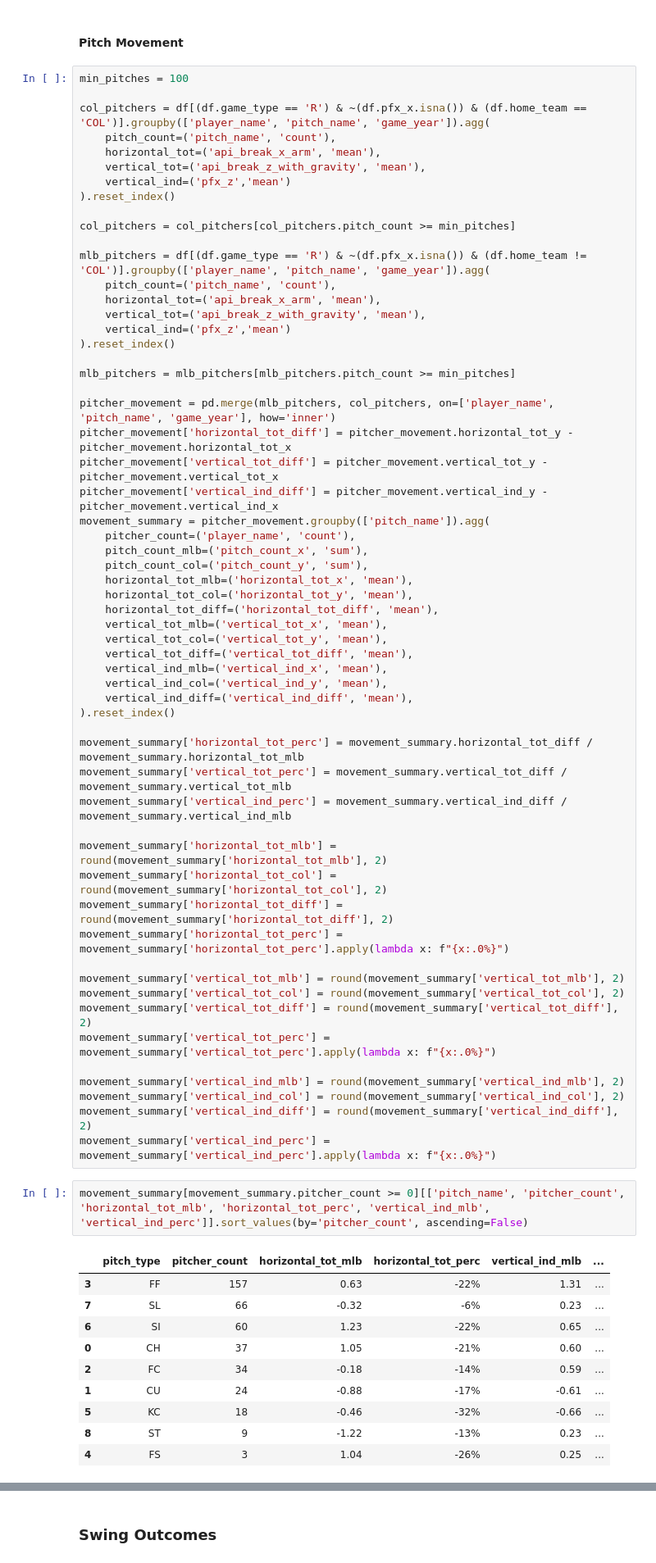
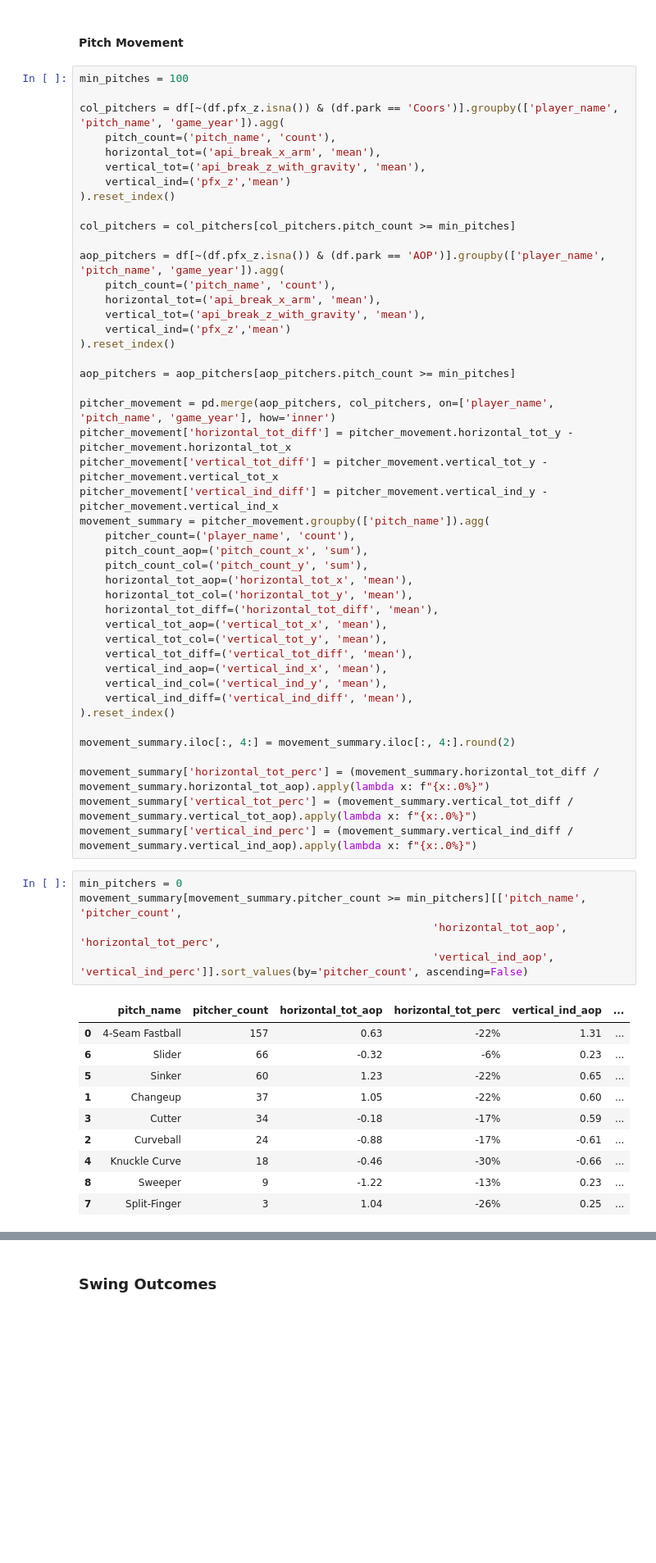
Before and after one commit to skparagas/Coors-Hangover-Effect, a Jupyter notebook: report.ipynb, the cells around one changed output, grey strips where cells are left out. Shown at 82% size. Cells and saved outputs as stored; diff of their text form; blank space fills up the shorter version.

```diff
--- a/report.ipynb
+++ b/report.ipynb
@@ -256,7 +104,7 @@ MLB players tend to outperform their estimated wOBA, but they do so more at Coor
 # %%
 min_pitches = 100
 
-col_pitchers = df[(df.game_type == 'R') & ~(df.pfx_x.isna()) & (df.home_team == 'COL')].groupby(['player_name', 'pitch_name', 'game_year']).agg(
+col_pitchers = df[~(df.pfx_z.isna()) & (df.park == 'Coors')].groupby(['player_name', 'pitch_name', 'game_year']).agg(
     pitch_count=('pitch_name', 'count'),
     horizontal_tot=('api_break_x_arm', 'mean'),
     vertical_tot=('api_break_z_with_gravity', 'mean'),
@@ -265,63 +113,53 @@ col_pitchers = df[(df.game_type == 'R') & ~(df.pfx_x.isna()) & (df.home_team ==
 
 col_pitchers = col_pitchers[col_pitchers.pitch_count >= min_pitches]
 
-mlb_pitchers = df[(df.game_type == 'R') & ~(df.pfx_x.isna()) & (df.home_team != 'COL')].groupby(['player_name', 'pitch_name', 'game_year']).agg(
+aop_pitchers = df[~(df.pfx_z.isna()) & (df.park == 'AOP')].groupby(['player_name', 'pitch_name', 'game_year']).agg(
     pitch_count=('pitch_name', 'count'),
     horizontal_tot=('api_break_x_arm', 'mean'),
     vertical_tot=('api_break_z_with_gravity', 'mean'),
     vertical_ind=('pfx_z','mean')
 ).reset_index()
 
-mlb_pitchers = mlb_pitchers[mlb_pitchers.pitch_count >= min_pitches]
+aop_pitchers = aop_pitchers[aop_pitchers.pitch_count >= min_pitches]
 
-pitcher_movement = pd.merge(mlb_pitchers, col_pitchers, on=['player_name', 'pitch_name', 'game_year'], how='inner')
+pitcher_movement = pd.merge(aop_pitchers, col_pitchers, on=['player_name', 'pitch_name', 'game_year'], how='inner')
 pitcher_movement['horizontal_tot_diff'] = pitcher_movement.horizontal_tot_y - pitcher_movement.horizontal_tot_x
 pitcher_movement['vertical_tot_diff'] = pitcher_movement.vertical_tot_y - pitcher_movement.vertical_tot_x
 pitcher_movement['vertical_ind_diff'] = pitcher_movement.vertical_ind_y - pitcher_movement.vertical_ind_x
 movement_summary = pitcher_movement.groupby(['pitch_name']).agg(
     pitcher_count=('player_name', 'count'),
-    pitch_count_mlb=('pitch_count_x', 'sum'),
+    pitch_count_aop=('pitch_count_x', 'sum'),
     pitch_count_col=('pitch_count_y', 'sum'),
-    horizontal_tot_mlb=('horizontal_tot_x', 'mean'),
+    horizontal_tot_aop=('horizontal_tot_x', 'mean'),
     horizontal_tot_col=('horizontal_tot_y', 'mean'),
     horizontal_tot_diff=('horizontal_tot_diff', 'mean'),
-    vertical_tot_mlb=('vertical_tot_x', 'mean'),
+    vertical_tot_aop=('vertical_tot_x', 'mean'),
     vertical_tot_col=('vertical_tot_y', 'mean'),
     vertical_tot_diff=('vertical_tot_diff', 'mean'),
-    vertical_ind_mlb=('vertical_ind_x', 'mean'),
+    vertical_ind_aop=('vertical_ind_x', 'mean'),
     vertical_ind_col=('vertical_ind_y', 'mean'),
     vertical_ind_diff=('vertical_ind_diff', 'mean'),
 ).reset_index()
 
-movement_summary['horizontal_tot_perc'] = movement_summary.horizontal_tot_diff / movement_summary.horizontal_tot_mlb
-movement_summary['vertical_tot_perc'] = movement_summary.vertical_tot_diff / movement_summary.vertical_tot_mlb
-movement_summary['vertical_ind_perc'] = movement_summary.vertical_ind_diff / movement_summary.vertical_ind_mlb
+movement_summary.iloc[:, 4:] = movement_summary.iloc[:, 4:].round(2)
 
-movement_summary['horizontal_tot_mlb'] = round(movement_summary['horizontal_tot_mlb'], 2)
-movement_summary['horizontal_tot_col'] = round(movement_summary['horizontal_tot_col'], 2)
-movement_summary['horizontal_tot_diff'] = round(movement_summary['horizontal_tot_diff'], 2)
-movement_summary['horizontal_tot_perc'] = movement_summary['horizontal_tot_perc'].apply(lambda x: f"{x:.0%}")
-
-movement_summary['vertical_tot_mlb'] = round(movement_summary['vertical_tot_mlb'], 2)
-movement_summary['vertical_tot_col'] = round(movement_summary['vertical_tot_col'], 2)
-movement_summary['vertical_tot_diff'] = round(movement_summary['vertical_tot_diff'], 2)
-movement_summary['vertical_tot_perc'] = movement_summary['vertical_tot_perc'].apply(lambda x: f"{x:.0%}")
-
-movement_summary['vertical_ind_mlb'] = round(movement_summary['vertical_ind_mlb'], 2)
-movement_summary['vertical_ind_col'] = round(movement_summary['vertical_ind_col'], 2)
-movement_summary['vertical_ind_diff'] = round(movement_summary['vertical_ind_diff'], 2)
-movement_summary['vertical_ind_perc'] = movement_summary['vertical_ind_perc'].apply(lambda x: f"{x:.0%}")
+movement_summary['horizontal_tot_perc'] = (movement_summary.horizontal_tot_diff / movement_summary.horizontal_tot_aop).apply(lambda x: f"{x:.0%}")
+movement_summary['vertical_tot_perc'] = (movement_summary.vertical_tot_diff / movement_summary.vertical_tot_aop).apply(lambda x: f"{x:.0%}")
+movement_summary['vertical_ind_perc'] = (movement_summary.vertical_ind_diff / movement_summary.vertical_ind_aop).apply(lambda x: f"{x:.0%}")
 # %%
-movement_summary[movement_summary.pitcher_count >= 0][['pitch_name', 'pitcher_count', 'horizontal_tot_mlb', 'horizontal_tot_perc', 'vertical_ind_mlb', 'vertical_ind_perc']].sort_values(by='pitcher_count', ascending=False)
+min_pitchers = 0
+movement_summary[movement_summary.pitcher_count >= min_pitchers][['pitch_name', 'pitcher_count',
+                                                       'horizontal_tot_aop', 'horizontal_tot_perc',
+                                                       'vertical_ind_aop', 'vertical_ind_perc']].sort_values(by='pitcher_count', ascending=False)
 # %% [output]
-|  | pitch_type | pitcher_count | horizontal_tot_mlb | horizontal_tot_perc | vertical_ind_mlb | ... |
-| 3 | FF | 157 | 0.63 | -22% | 1.31 | ... |
-| 7 | SL | 66 | -0.32 | -6% | 0.23 | ... |
-| 6 | SI | 60 | 1.23 | -22% | 0.65 | ... |
-| 0 | CH | 37 | 1.05 | -21% | 0.60 | ... |
-| 2 | FC | 34 | -0.18 | -14% | 0.59 | ... |
-| 1 | CU | 24 | -0.88 | -17% | -0.61 | ... |
-| 5 | KC | 18 | -0.46 | -32% | -0.66 | ... |
-| 8 | ST | 9 | -1.22 | -13% | 0.23 | ... |
-| 4 | FS | 3 | 1.04 | -26% | 0.25 | ... |
+|  | pitch_name | pitcher_count | horizontal_tot_aop | horizontal_tot_perc | vertical_ind_aop | ... |
+| 0 | 4-Seam Fastball | 157 | 0.63 | -22% | 1.31 | ... |
+| 6 | Slider | 66 | -0.32 | -6% | 0.23 | ... |
+| 5 | Sinker | 60 | 1.23 | -22% | 0.65 | ... |
+| 1 | Changeup | 37 | 1.05 | -22% | 0.60 | ... |
+| 3 | Cutter | 34 | -0.18 | -17% | 0.59 | ... |
+| 2 | Curveball | 24 | -0.88 | -17% | -0.61 | ... |
+| 4 | Knuckle Curve | 18 | -0.46 | -30% | -0.66 | ... |
+| 8 | Sweeper | 9 | -1.22 | -13% | 0.23 | ... |
+| 7 | Split-Finger | 3 | 1.04 | -26% | 0.25 | ... |
 # %% [markdown]
```
Also changed, not shown: parts of 81 cells of this notebook.
